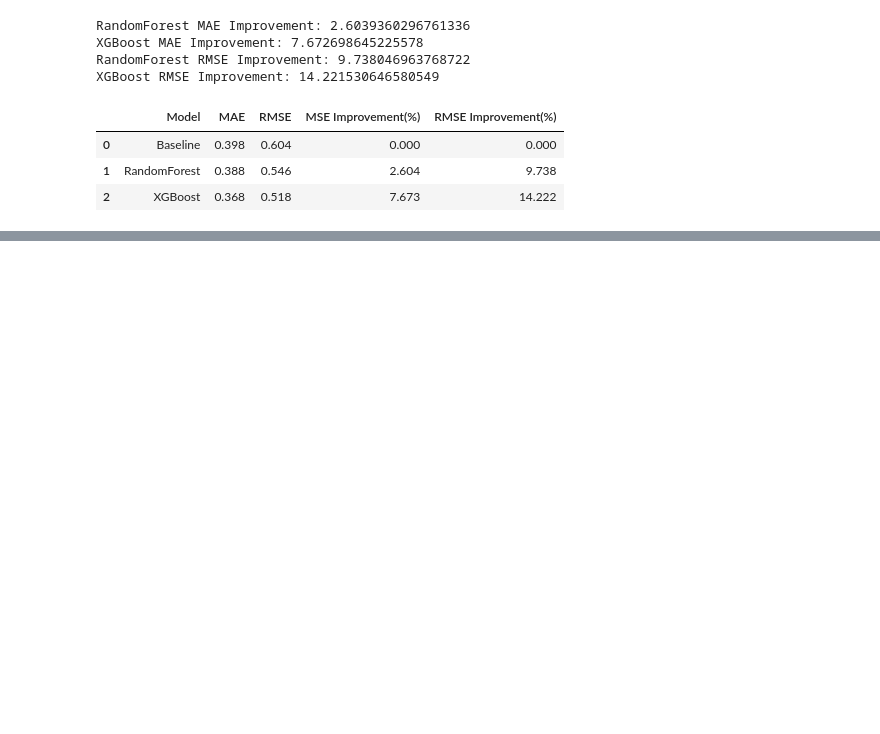
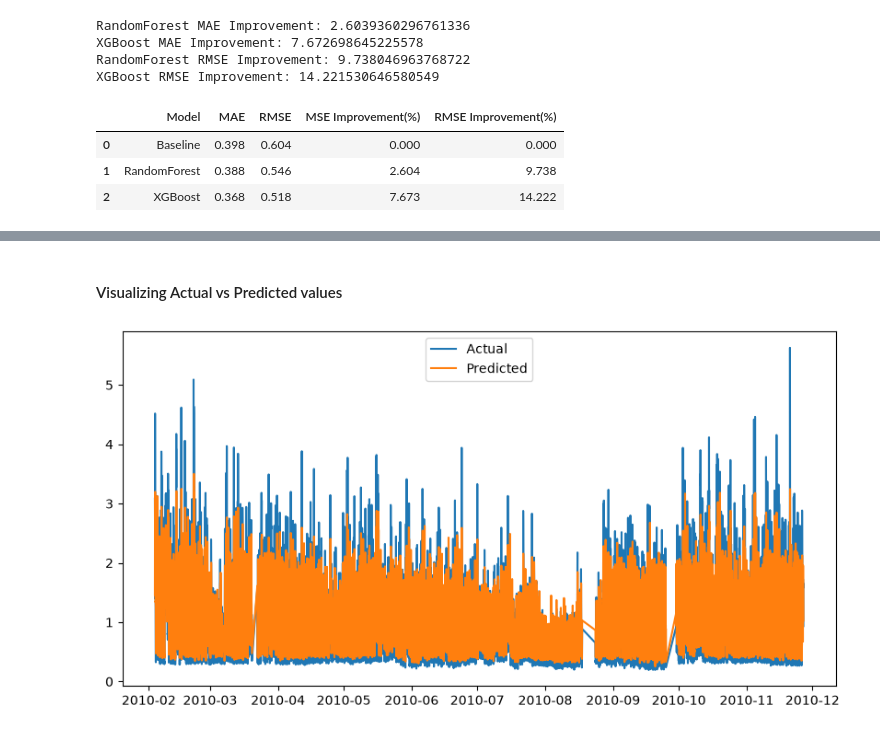
Before and after one commit to Shinoji24/explainable-household-electricity-forecasting, a Jupyter notebook: household_electricity_forecasting.ipynb, the cells around one changed output, grey strips where cells are left out. Cells and saved outputs as stored; diff of their text form; code cells hidden in the pictures; blank space fills up the shorter version.

```diff
--- a/household_electricity_forecasting.ipynb
+++ b/household_electricity_forecasting.ipynb
@@ -1276,0 +1279,6 @@ comparison_df.round(3)
+# %%
+prediction_df = pd.DataFrame({
+    'Actual': y_test,
+    'Predicted': y_pred_xg
+})
+prediction_df.head(10)
@@ -1276,0 +1298,10 @@ comparison_df.round(3)
+# %% [markdown]
+#### Visualizing Actual vs Predicted values
+# %%
+plt.figure(figsize=(10,5))
+plt.plot(prediction_df.index,prediction_df['Actual'], label='Actual')
+plt.plot(prediction_df.index, prediction_df['Predicted'], label='Predicted')
+plt.legend()
+plt.show()
+# %% [output]
+[figure, added]
```
Also changed, not shown: parts of 19 cells of this notebook.
